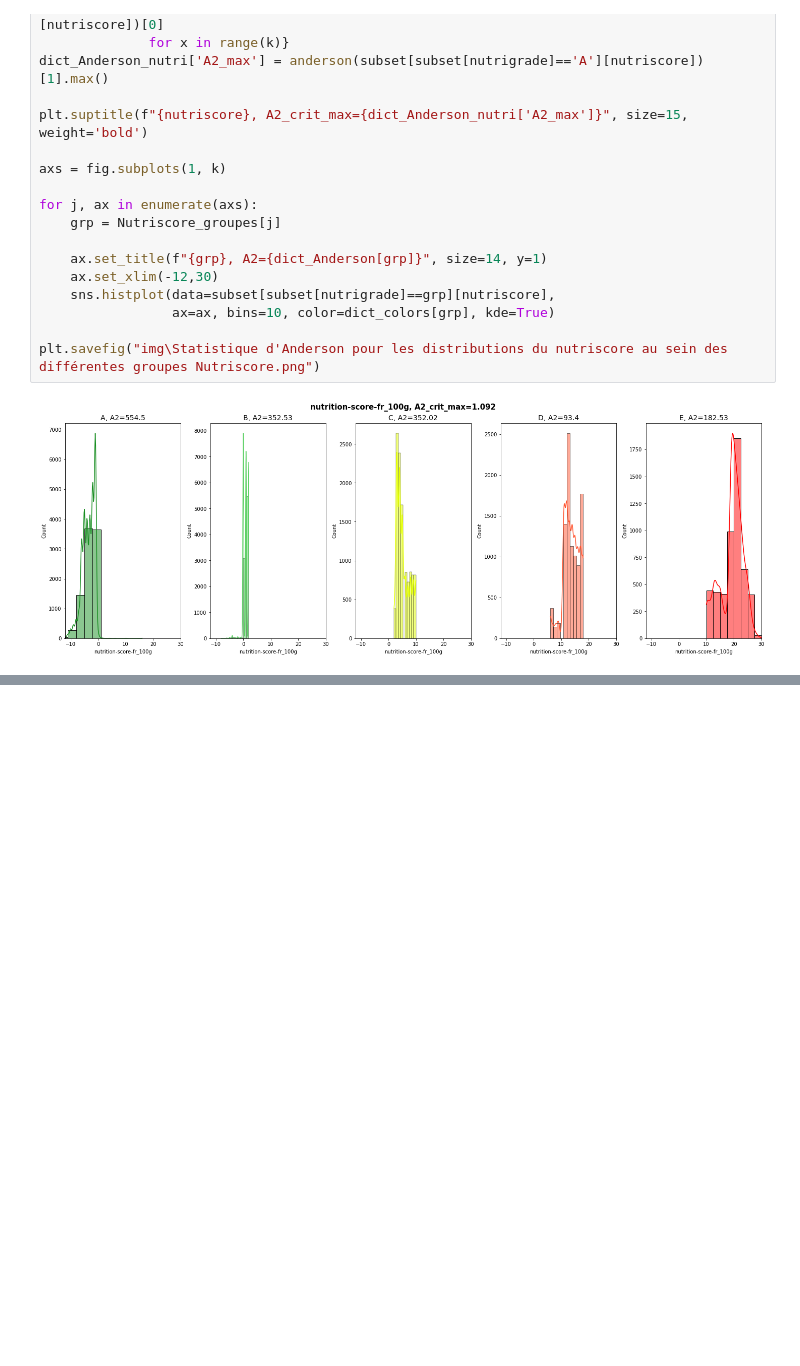
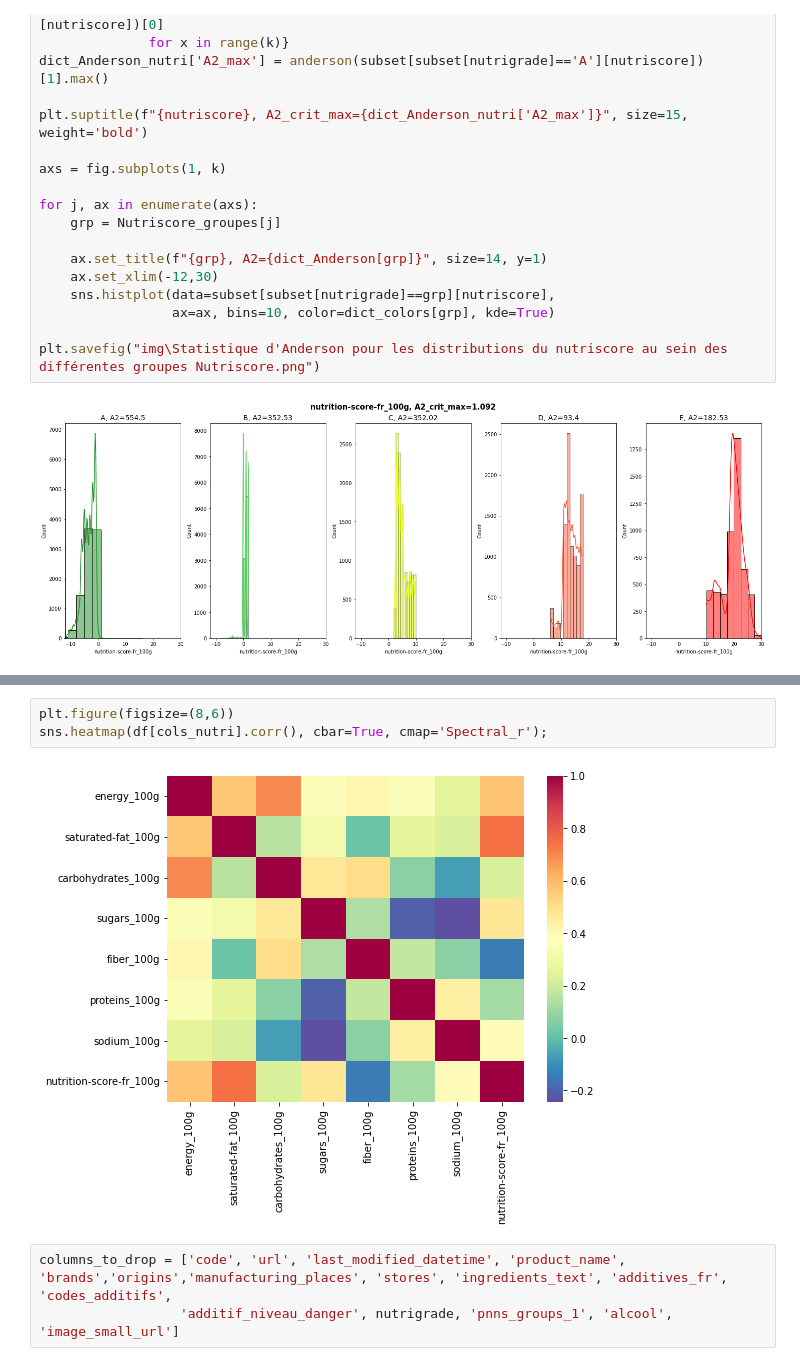
Before and after one commit to jkomb/P2---Application-Sante--Publique, a Jupyter notebook: KOMBEM_Jonathan_1_notebook_exploration_082022.ipynb, the cells around one changed output, grey strips where cells are left out. Saved outputs shown, nothing was run; the diff lists cells and outputs as text; blank space fills up the shorter version.

```diff
--- a/KOMBEM_Jonathan_1_notebook_exploration_082022.ipynb
+++ b/KOMBEM_Jonathan_1_notebook_exploration_082022.ipynb
@@ -773,0 +788,8 @@ columns_to_drop = ['code', 'url', 'last_modified_datetime', 'product_name', 'bra
+# %%
+plt.figure(figsize=(8,6))
+sns.heatmap(df[cols_nutri].corr(), cbar=True, cmap='Spectral_r');
+# %% [output]
+[figure, added]
+# %%
+columns_to_drop = ['code', 'url', 'last_modified_datetime', 'product_name', 'brands','origins','manufacturing_places', 'stores', 'ingredients_text', 'additives_fr', 'codes_additifs',
+                  'additif_niveau_danger', nutrigrade, 'pnns_groups_1', 'alcool', 'image_small_url']
```
Also changed, not shown: parts of 81 cells of this notebook, 1 other file.
